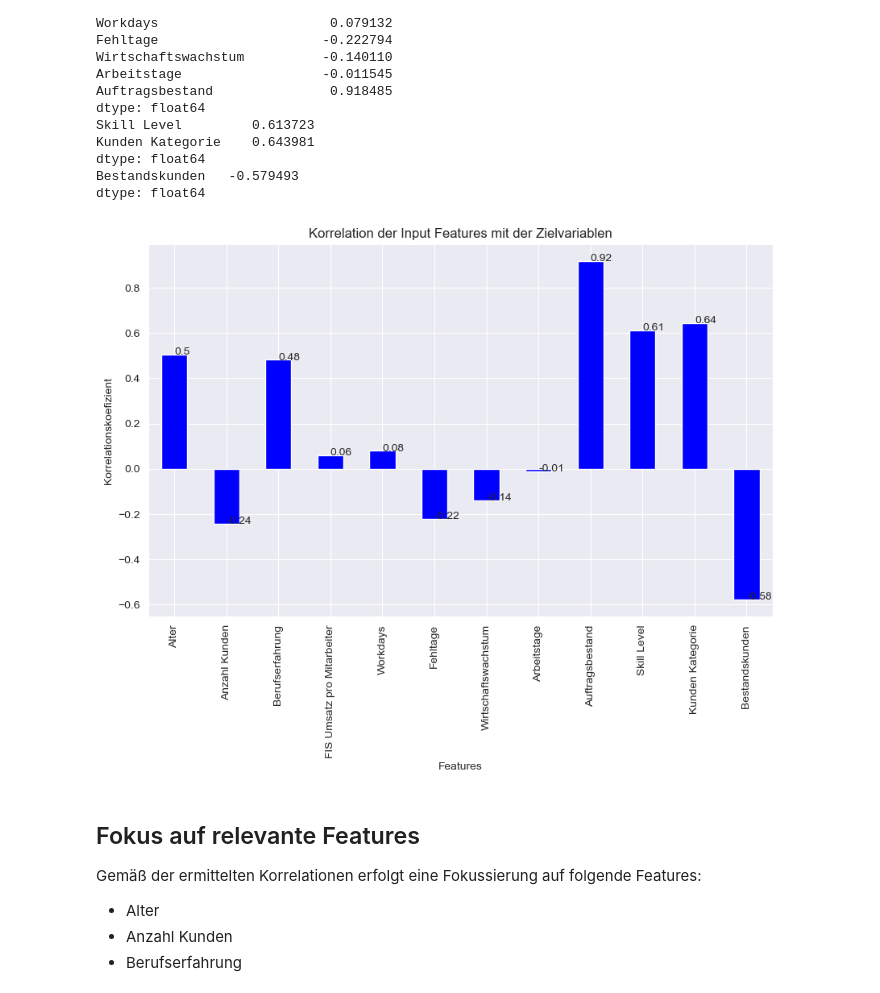
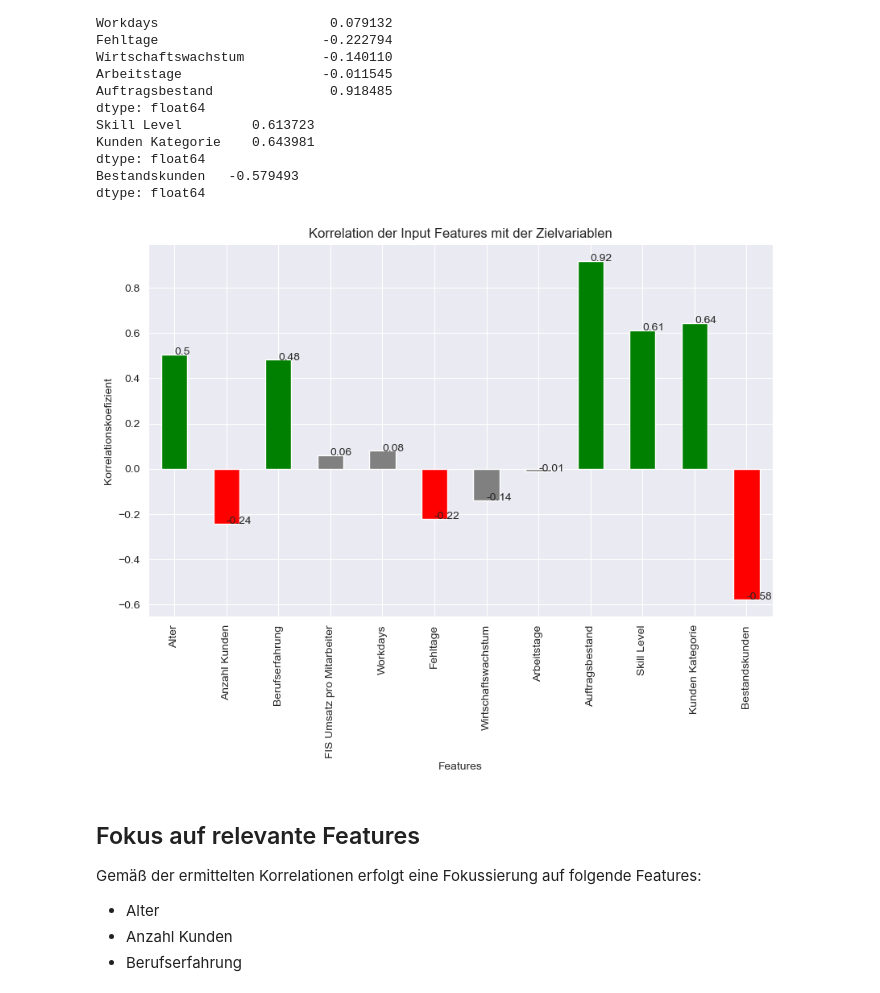
Before and after one commit to bauersebastian/pa_data_science_vawi, a Jupyter notebook: pa_ds_vawi.ipynb, the cells around one changed output. Drawn from its saved outputs; the diff is of its cells as text; code cells hidden in the pictures.

Commit message:
updated correlation graphic

```diff
--- a/pa_ds_vawi.ipynb
+++ b/pa_ds_vawi.ipynb
@@ -256,15 +256,18 @@ dtype: float64
 # %%
 # zur Visualisierung der Korrelationen wird ein Balkendiagramm erstellt
 plt.figure(figsize=(10, 6))
-correlation.plot(kind='bar', color='blue')
+# plot the bar chart in a different color.
+# if the correlation is below -0.2 use red, else grey
+# if the correlation is higher than 0.2 use green, else grey
+correlation.plot(kind='bar', color=['green' if x > 0.2 else 'red' if x < -0.2 else 'grey' for x in correlation])
 for index, value in enumerate(correlation):
     plt.text(index, value, str(round(value, 2)))
 plt.title('Korrelation der Input Features mit der Zielvariablen')
 plt.xlabel('Features')
 plt.ylabel('Korrelationskoefizient')
 plt.show()
 # %% [output]
-[figure, old version]
+[figure, new version]
 # %% [markdown]
 ## Fokus auf relevante Features
 
```
Also changed, not shown: parts of 1 cell of this notebook.
